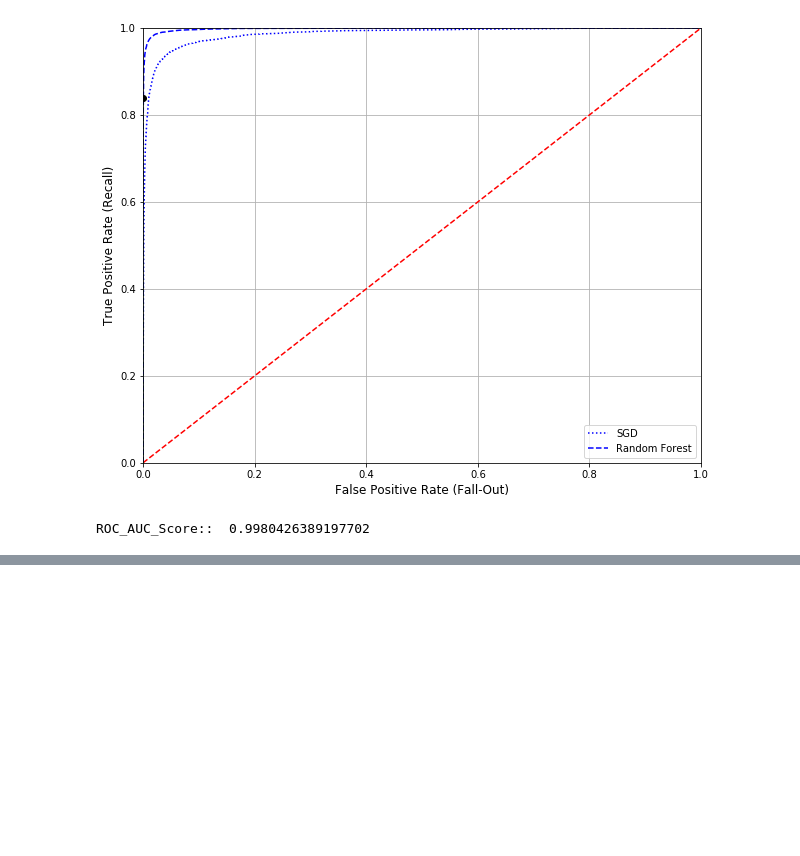
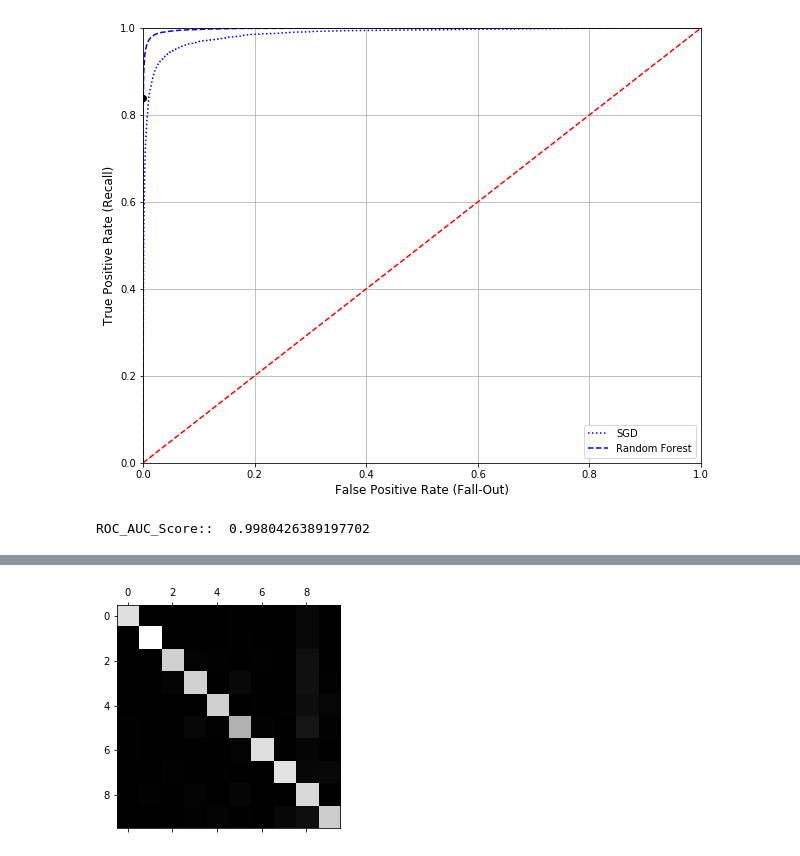
Before and after one commit to devangdayal/HandWrittenRecognition, a Jupyter notebook: ProjectCode.ipynb, the cells around one changed output, grey strips where cells are left out. Cells and saved outputs as stored; diff of their text form; code cells hidden in the pictures; blank space fills up the shorter version.

```diff
--- a/ProjectCode.ipynb
+++ b/ProjectCode.ipynb
@@ -339,0 +384,3 @@ ROC_AUC_Score::  0.9980426389197702
+# %%
+sgd.fit(x_train[:1000],y_train[:1000])
+sgd.predict([some_digits])
@@ -339,0 +402,6 @@ ROC_AUC_Score::  0.9980426389197702
+# %%
+from sklearn.preprocessing import StandardScaler
+
+scaler=StandardScaler()
+x_train_scaled=scaler.fit_transform(x_train.astype(np.float64))
+cvs(sgd,x_train_scaled,y_train,cv=3,scoring="accuracy")
@@ -339,0 +410,7 @@ ROC_AUC_Score::  0.9980426389197702
+# %%
+#Lets try to analyse the Error this Model is doing
+
+y_train_pred=cvpred(sgd,x_train_scaled,y_train,cv=3)
+
+conf_mat=confusion_matrix(y_train,y_train_pred)
+conf_mat
@@ -339,0 +429,6 @@ ROC_AUC_Score::  0.9980426389197702
+# %%
+plt.matshow(conf_mat,cmap=plt.cm.gray)
+plt.savefig('.\\ImageDataset\\ErrorAnalysis_ConfMatrix.jpeg')
+plt.show()
+# %% [output]
+[figure, added]
```
Also changed, not shown: parts of 24 cells of this notebook, 3 other files.
